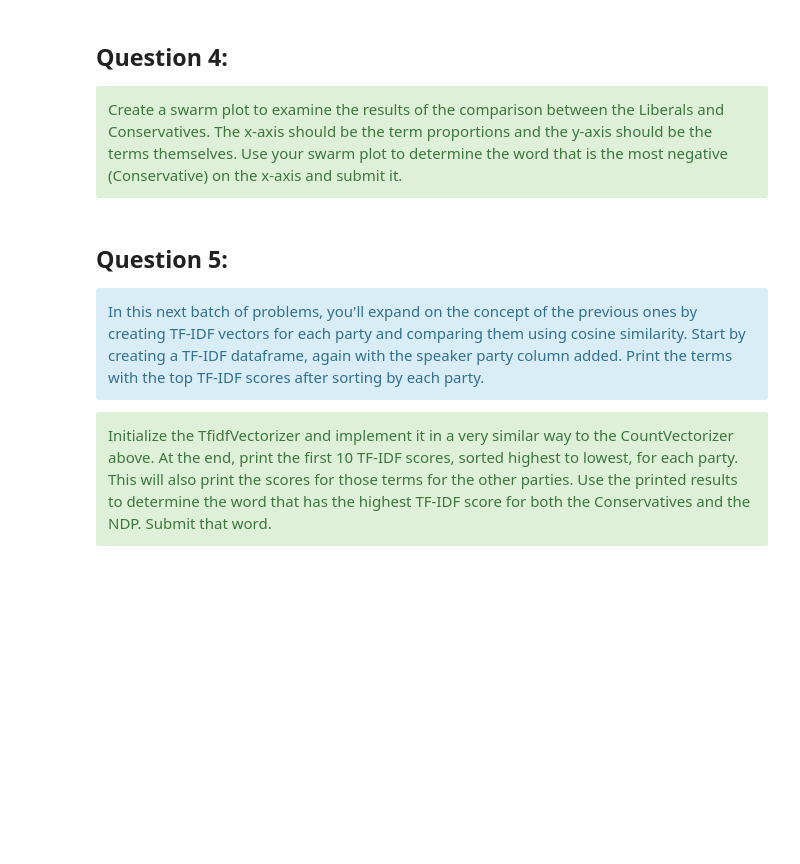
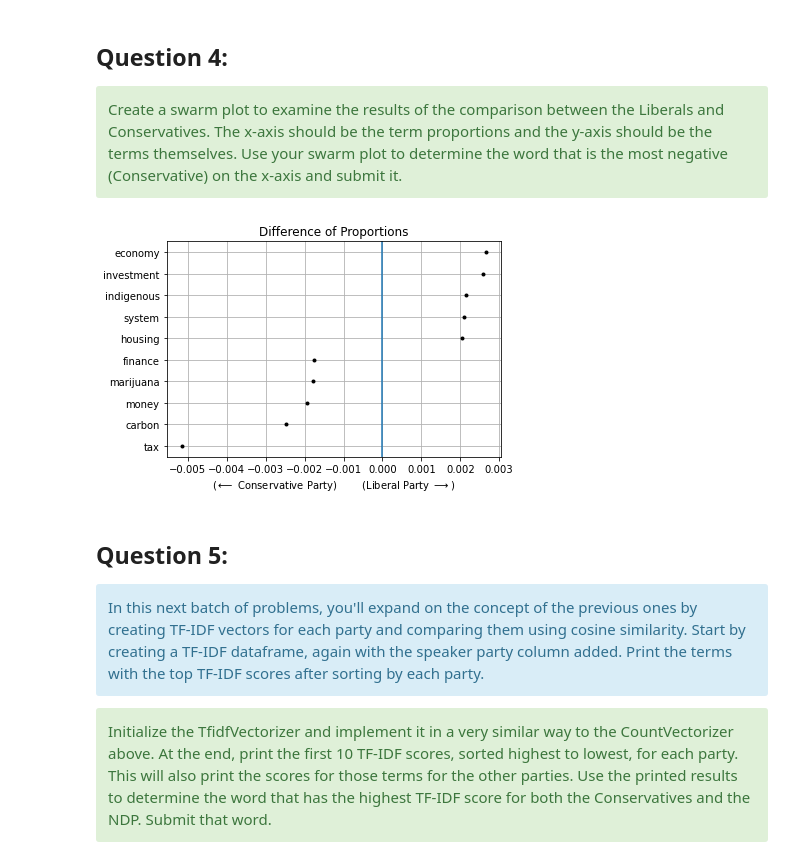
Before and after one commit to DiwyaDeSilva/dcss_modules, a Jupyter notebook: MODULE07/MODULE07_EA_UNDERGRAD.ipynb, the cells around one changed output. Cells and saved outputs as stored; diff of their text form; code cells hidden in the pictures; blank space fills up the shorter version.

Commit message:
feat(module7):finishmodule7

```diff
--- a/MODULE07/MODULE07_EA_UNDERGRAD.ipynb
+++ b/MODULE07/MODULE07_EA_UNDERGRAD.ipynb
@@ -64,16 +64,16 @@ Begin by reading the CSV into pandas and extracting the pre-processed speeches a
 # %%
 #_01
 
-df = pd.read_csv('_____')   # read pre-processed dataset
-speeches = df['_____'].tolist() # make a list of speeches (you might have to look inside the dataframe)
+df = pd.read_csv('/Users/Diwya/workspace/INTEG440/dcss_modules/MODULE07/data/processed_can_hansards.csv')   # read pre-processed dataset
+speeches = df['preprocessed'].tolist() # make a list of speeches (you might have to look inside the dataframe)
 
-count_vectorizer = _____(max_df=.1,          # initialize the counter vectorizer
+count_vectorizer = CountVectorizer(max_df=.1,          # initialize the counter vectorizer
                            min_df=3,
                            strip_accents='ascii',
                            )
 
-count_matrix = count_vectorizer.fit_transform(_____)   # apply the vectorizer to the list of speeches
-vocabulary = count_vectorizer._____()        # gather a list of the feature names (terms)
+count_matrix = count_vectorizer.fit_transform(speeches)   # apply the vectorizer to the list of speeches
+vocabulary = count_vectorizer.get_feature_names()        # gather a list of the feature names (terms)
 
 count_df = pd.DataFrame.sparse.from_spmatrix(count_matrix)    # use pandas sparse matrix functionality to make a dataframe
 count_df.columns = vocabulary                            # name the columns according to what they're counting
@@ -94,11 +94,11 @@ Use pandas' groupby to create party groups in the dataframe, with their word cou
 #_02
 
 # group the speech vectors by party, adding the counts together
-party_counts = count_df._____('speakerparty')._____('sum')
+party_counts = count_df.groupby('speakerparty').agg('sum')
 
 # transform the count dataframe to proportions by dividing the values by the total words
 party_percents = party_counts.div(party_counts.sum(axis=1), axis=0)
-party_percents = party_percents._____ # transform the dataframe so that each party is a column and each term a row
+party_percents = party_percents.T # transform the dataframe so that each party is a column and each term a row
 
 top_words_per_party = {}
 
@@ -129,16 +147,19 @@ By subtracting the party term proportion vectors from each other, gather the ter
 
 # term vector calculations and sorting
 lib_to_con = party_percents['Liberal'] - party_percents['Conservative']
-lib_to_con._____(ascending=False, inplace=True)
+lib_to_con.sort_values(ascending=False, inplace=True)
 ndp_to_con = party_percents['NDP'] - party_percents['Conservative']
-ndp_to_con._____(ascending=False, inplace=True)
+ndp_to_con.sort_values(ascending=False, inplace=True)
 lib_to_ndp = party_percents['Liberal'] - party_percents['NDP']
-lib_to_ndp._____(ascending=False, inplace=True)
+lib_to_ndp.sort_values(ascending=False, inplace=True)
 
 # concatenate the top and bottom values of the comparison dataframes into new ones
-l_to_c = pd._____([lib_to_con.head(), lib_to_con.tail()])
-n_to_c = pd._____([ndp_to_con.head(), ndp_to_con.tail()])
-l_to_n = pd._____([lib_to_ndp.head(), lib_to_ndp.tail()])
+l_to_c = pd.concat([lib_to_con.head(), lib_to_con.tail()])
+n_to_c = pd.concat([ndp_to_con.head(), ndp_to_con.tail()])
+l_to_n = pd.concat([lib_to_ndp.head(), lib_to_ndp.tail()])
 
+print(l_to_c)
+print(ndp_to_con)
+print(lib_to_ndp)
 # Store the result in the assignment variable
 _03 = l_to_c.to_numpy() # do not change this line
@@ -150,22 +189,24 @@ Create a swarm plot to examine the results of the comparison between the Liberal
 # %%
 #_04
 
-fig, _____ = plt.subplots(figsize=(6, 4))
-sns._____(x=l_to_c, y=l_to_c.index, color='black', size=4)
-ax._____(0) # add a vertical line at 0
+fig, ax = plt.subplots(figsize=(6, 4))
+sns.swarmplot(x=l_to_c, y=l_to_c.index, color='black', size=4)
+ax.axvline(0) # add a vertical line at 0
 plt.grid()  # add a grid to the plot to make it easier to interpret
 
 # keep in mind which party a negative value is associated with, based on which vector was the subtracted one...
 ax.set(xlabel=r'($\longleftarrow$ Conservative Party)        (Liberal Party $\longrightarrow$)',
        ylabel='',
        title='Difference of Proportions')
 plt.tight_layout()
 plt.show()
 
-most_negative_word = "_____"
+most_negative_word = "tax"
 
 # Store the result in the assignment variable
 _04 = most_negative_word.lower() # do not change this line
+# %% [output]
+[figure, added]
 # %% [markdown]
 ## Question 5:
 <div class="alert alert-block alert-info">
```
Also changed, not shown: parts of 7 cells of this notebook, 1 other file.
